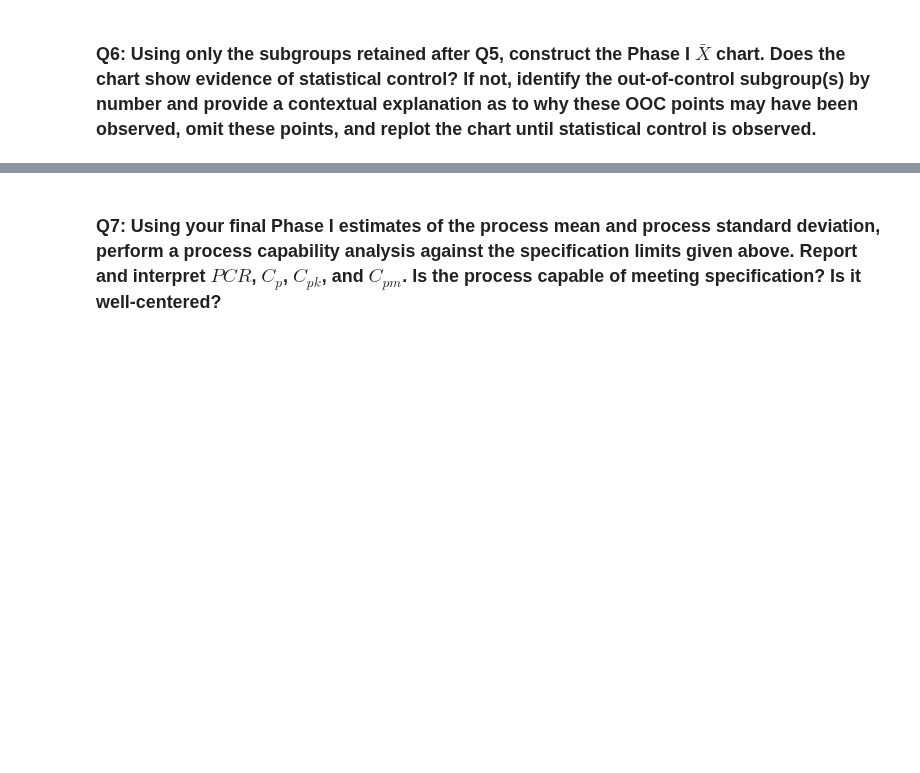
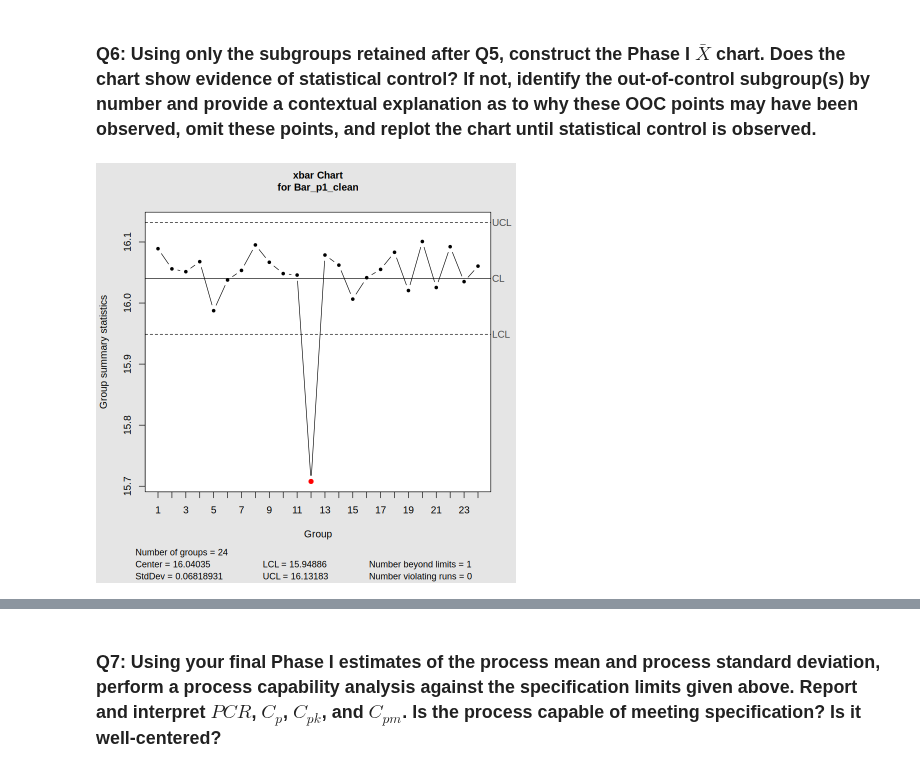
Before and after one commit to tchoud227/STAT-7110-Quality-Control, a Jupyter notebook: Assignments/HW2/STAT-7110-HW2.ipynb, the cells around one changed output, grey strips where cells are left out. Drawn from its saved outputs; the diff is of its cells as text; code cells hidden in the pictures; blank space fills up the shorter version.

```diff
--- a/Assignments/HW2/STAT-7110-HW2.ipynb
+++ b/Assignments/HW2/STAT-7110-HW2.ipynb
@@ -45,3 +160,6 @@ Your team pulls a baseline (Phase I) sample of pour data from the tap right afte
 ### Q6: Using only the subgroups retained after Q5, construct the Phase I $\bar{X}$ chart. Does the chart show evidence of statistical control? If not, identify the out-of-control subgroup(s) by number and provide a contextual explanation as to why these OOC points may have been observed, omit these points, and replot the chart until statistical control is observed.
 # %%
 ## Q6 Code ##
+xbar_chart <- qcc(Bar_p1_clean, type = "xbar", plot = TRUE)
+# %% [output]
+[figure, added]
```
Also changed, not shown: parts of 11 cells of this notebook.
